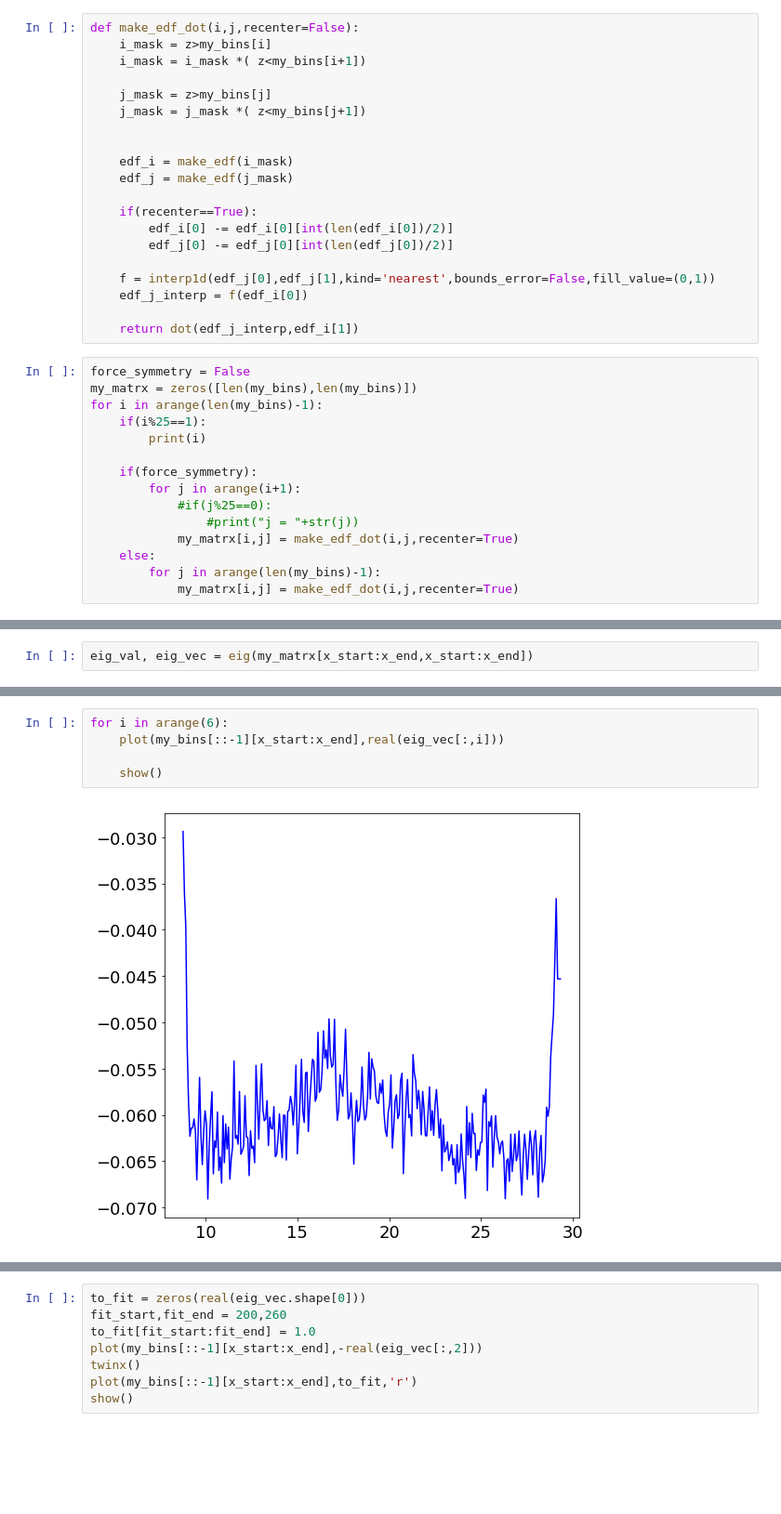
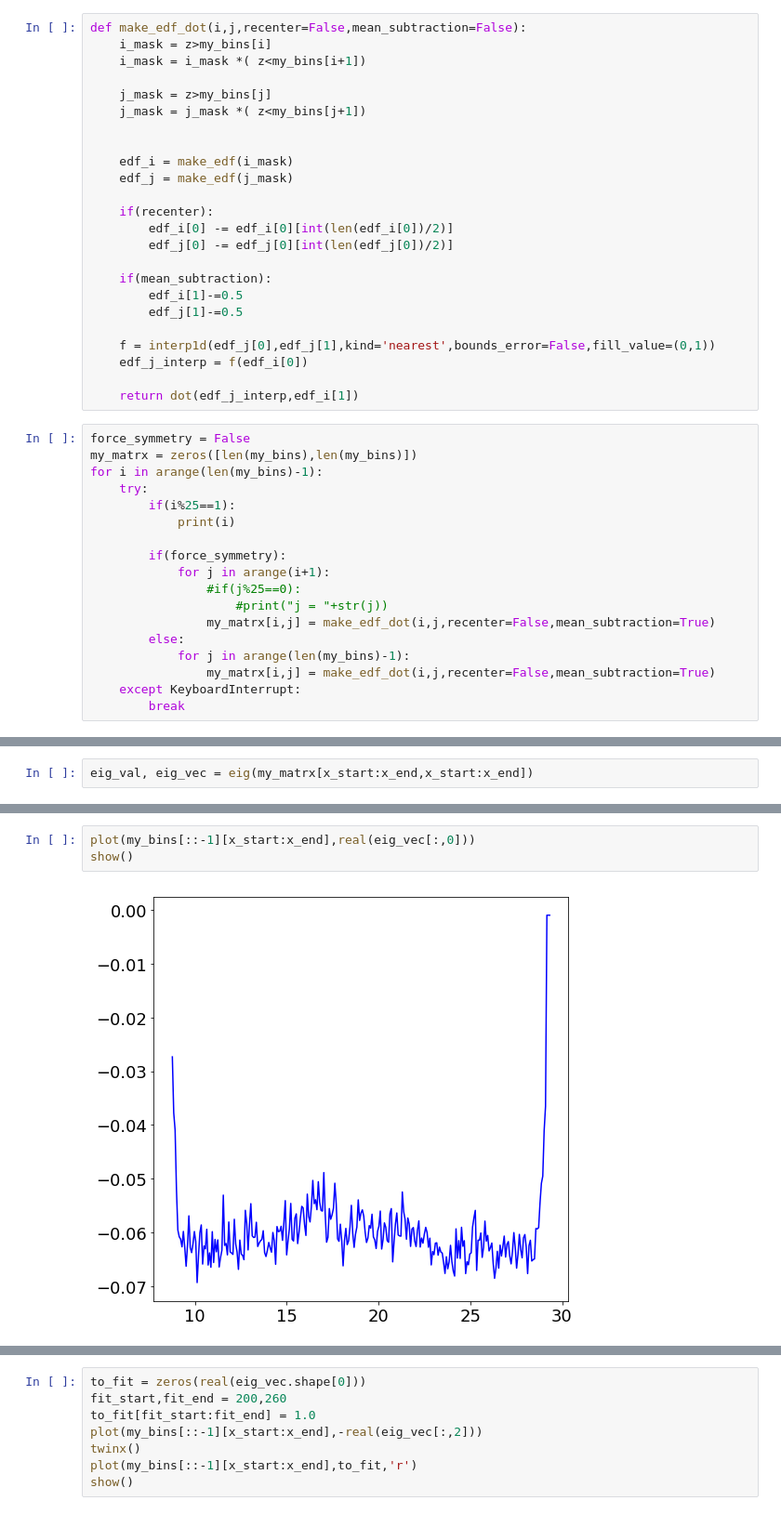
Before and after one commit to sioan/softXRayDataAndControls, a Jupyter notebook: experimentSpecificFiles/sxri0414/for_pub/regression_approach_run60-delay.ipynb, the cells around one changed output, grey strips where cells are left out. Shown at 93% size. Cells and saved outputs as stored; diff of their text form; blank space fills up the shorter version.

```diff
--- a/experimentSpecificFiles/sxri0414/for_pub/regression_approach_run60-delay.ipynb
+++ b/experimentSpecificFiles/sxri0414/for_pub/regression_approach_run60-delay.ipynb
@@ -545,7 +545,7 @@ show()
 # %% [output]
 [figure]
 # %%
-def make_edf_dot(i,j,recenter=False):
+def make_edf_dot(i,j,recenter=False,mean_subtraction=False):
     i_mask = z>my_bins[i]
     i_mask = i_mask *( z<my_bins[i+1])
 
@@ -556,9 +556,13 @@ def make_edf_dot(i,j,recenter=False):
     edf_i = make_edf(i_mask)
     edf_j = make_edf(j_mask)
 
-    if(recenter==True):
+    if(recenter):
         edf_i[0] -= edf_i[0][int(len(edf_i[0])/2)]
         edf_j[0] -= edf_j[0][int(len(edf_j[0])/2)]
+
+    if(mean_subtraction):
+        edf_i[1]-=0.5
+        edf_j[1]-=0.5
 
     f = interp1d(edf_j[0],edf_j[1],kind='nearest',bounds_error=False,fill_value=(0,1))
     edf_j_interp = f(edf_i[0])
@@ -568,17 +572,20 @@ def make_edf_dot(i,j,recenter=False):
 force_symmetry = False
 my_matrx = zeros([len(my_bins),len(my_bins)])
 for i in arange(len(my_bins)-1):
-    if(i%25==1):
-        print(i)
+    try:
+        if(i%25==1):
+            print(i)
 
-    if(force_symmetry):
-        for j in arange(i+1):
-            #if(j%25==0):
-                #print("j = "+str(j))
-            my_matrx[i,j] = make_edf_dot(i,j,recenter=True)
-    else:
-        for j in arange(len(my_bins)-1):
-            my_matrx[i,j] = make_edf_dot(i,j,recenter=True)
+        if(force_symmetry):
+            for j in arange(i+1):
+                #if(j%25==0):
+                    #print("j = "+str(j))
+                my_matrx[i,j] = make_edf_dot(i,j,recenter=False,mean_subtraction=True)
+        else:
+            for j in arange(len(my_bins)-1):
+                my_matrx[i,j] = make_edf_dot(i,j,recenter=False,mean_subtraction=True)
+    except KeyboardInterrupt:
+        break
 # %% [output]
 1
 26
@@ -627,7 +628,5 @@ show()
 # %%
-for i in arange(6):
-    plot(my_bins[::-1][x_start:x_end],real(eig_vec[:,i]))
-
-    show()
+plot(my_bins[::-1][x_start:x_end],real(eig_vec[:,0]))
+show()
 # %% [output]
-[figure, old version]
+[figure, new version]
```
Also changed, not shown: parts of 8 cells of this notebook.
